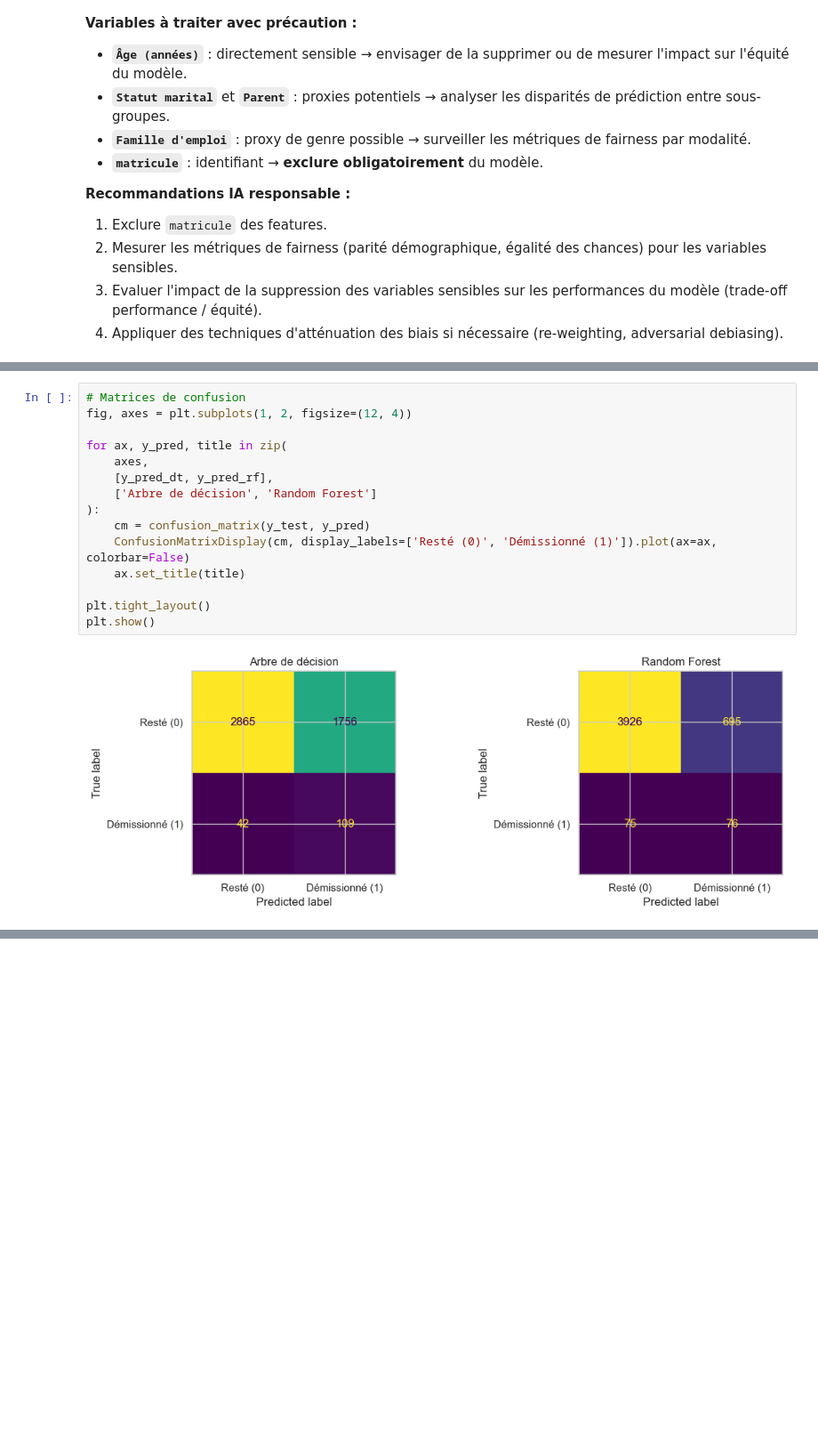
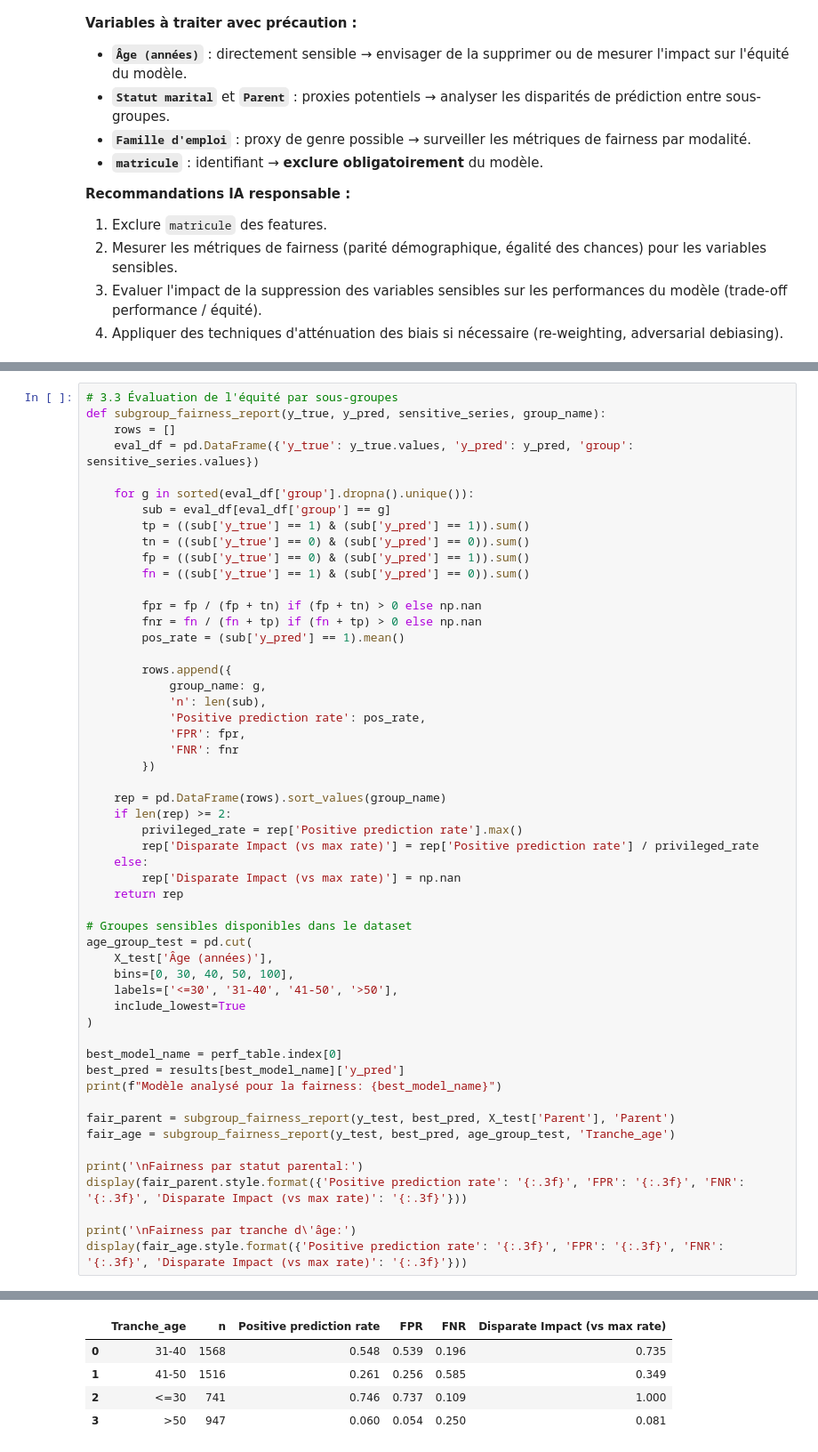
Before and after one commit to colinfrisch/rexia, a Jupyter notebook: projet/REXIA_Partie1_Donnees_Tabulaires.ipynb, the cells around one changed output, grey strips where cells are left out. Shown at 89% size. Saved outputs shown, nothing was run; the diff lists cells and outputs as text; blank space fills up the shorter version.

```diff
--- a/projet/REXIA_Partie1_Donnees_Tabulaires.ipynb
+++ b/projet/REXIA_Partie1_Donnees_Tabulaires.ipynb
@@ -533,17 +591,54 @@ AUC-ROC : 0.7709
 # %%
-# Matrices de confusion
-fig, axes = plt.subplots(1, 2, figsize=(12, 4))
+# 3.3 Évaluation de l'équité par sous-groupes
+def subgroup_fairness_report(y_true, y_pred, sensitive_series, group_name):
+    rows = []
+    eval_df = pd.DataFrame({'y_true': y_true.values, 'y_pred': y_pred, 'group': sensitive_series.values})
 
-for ax, y_pred, title in zip(
-    axes,
-    [y_pred_dt, y_pred_rf],
-    ['Arbre de décision', 'Random Forest']
-):
-    cm = confusion_matrix(y_test, y_pred)
-    ConfusionMatrixDisplay(cm, display_labels=['Resté (0)', 'Démissionné (1)']).plot(ax=ax, colorbar=False)
-    ax.set_title(title)
+    for g in sorted(eval_df['group'].dropna().unique()):
+        sub = eval_df[eval_df['group'] == g]
+        tp = ((sub['y_true'] == 1) & (sub['y_pred'] == 1)).sum()
+        tn = ((sub['y_true'] == 0) & (sub['y_pred'] == 0)).sum()
+        fp = ((sub['y_true'] == 0) & (sub['y_pred'] == 1)).sum()
+        fn = ((sub['y_true'] == 1) & (sub['y_pred'] == 0)).sum()
 
-plt.tight_layout()
-plt.show()
+        fpr = fp / (fp + tn) if (fp + tn) > 0 else np.nan
+        fnr = fn / (fn + tp) if (fn + tp) > 0 else np.nan
+        pos_rate = (sub['y_pred'] == 1).mean()
+
+        rows.append({
+            group_name: g,
+            'n': len(sub),
+            'Positive prediction rate': pos_rate,
+            'FPR': fpr,
+            'FNR': fnr
+        })
+
+    rep = pd.DataFrame(rows).sort_values(group_name)
+    if len(rep) >= 2:
+        privileged_rate = rep['Positive prediction rate'].max()
+        rep['Disparate Impact (vs max rate)'] = rep['Positive prediction rate'] / privileged_rate
+    else:
+        rep['Disparate Impact (vs max rate)'] = np.nan
+    return rep
+
+# Groupes sensibles disponibles dans le dataset
+age_group_test = pd.cut(
+    X_test['Âge (années)'],
+    bins=[0, 30, 40, 50, 100],
+    labels=['<=30', '31-40', '41-50', '>50'],
+    include_lowest=True
+)
+
+best_model_name = perf_table.index[0]
+best_pred = results[best_model_name]['y_pred']
+print(f"Modèle analysé pour la fairness: {best_model_name}")
+
+fair_parent = subgroup_fairness_report(y_test, best_pred, X_test['Parent'], 'Parent')
+fair_age = subgroup_fairness_report(y_test, best_pred, age_group_test, 'Tranche_age')
+
+print('\nFairness par statut parental:')
+display(fair_parent.style.format({'Positive prediction rate': '{:.3f}', 'FPR': '{:.3f}', 'FNR': '{:.3f}', 'Disparate Impact (vs max rate)': '{:.3f}'}))
+
+print('\nFairness par tranche d\'âge:')
+display(fair_age.style.format({'Positive prediction rate': '{:.3f}', 'FPR': '{:.3f}', 'FNR': '{:.3f}', 'Disparate Impact (vs max rate)': '{:.3f}'}))
 # %% [output]
-[figure, removed]
@@ -550 +652,6 @@ plt.show()
+|  | Tranche_age | n | Positive prediction rate | FPR | FNR | Disparate Impact (vs max rate) |
+| 0 | 31-40 | 1568 | 0.548 | 0.539 | 0.196 | 0.735 |
+| 1 | 41-50 | 1516 | 0.261 | 0.256 | 0.585 | 0.349 |
+| 2 | <=30 | 741 | 0.746 | 0.737 | 0.109 | 1.000 |
+| 3 | >50 | 947 | 0.060 | 0.054 | 0.250 | 0.081 |
 # %%
```
Also changed, not shown: parts of 10 cells of this notebook.
